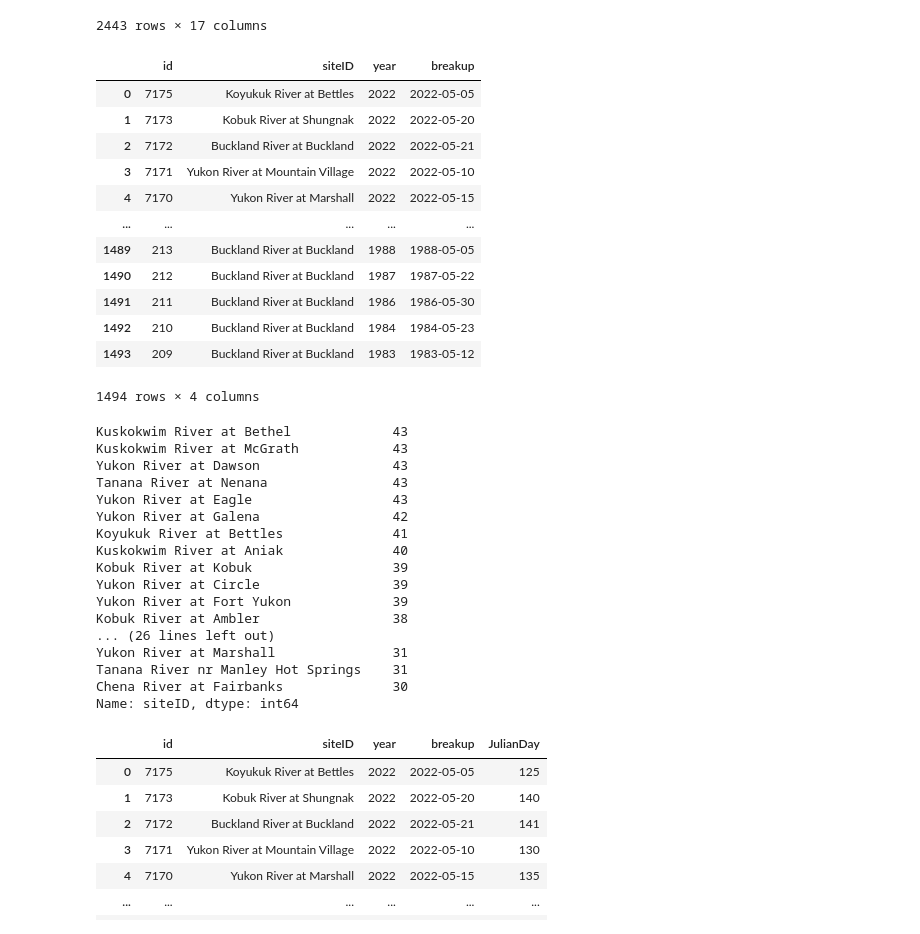
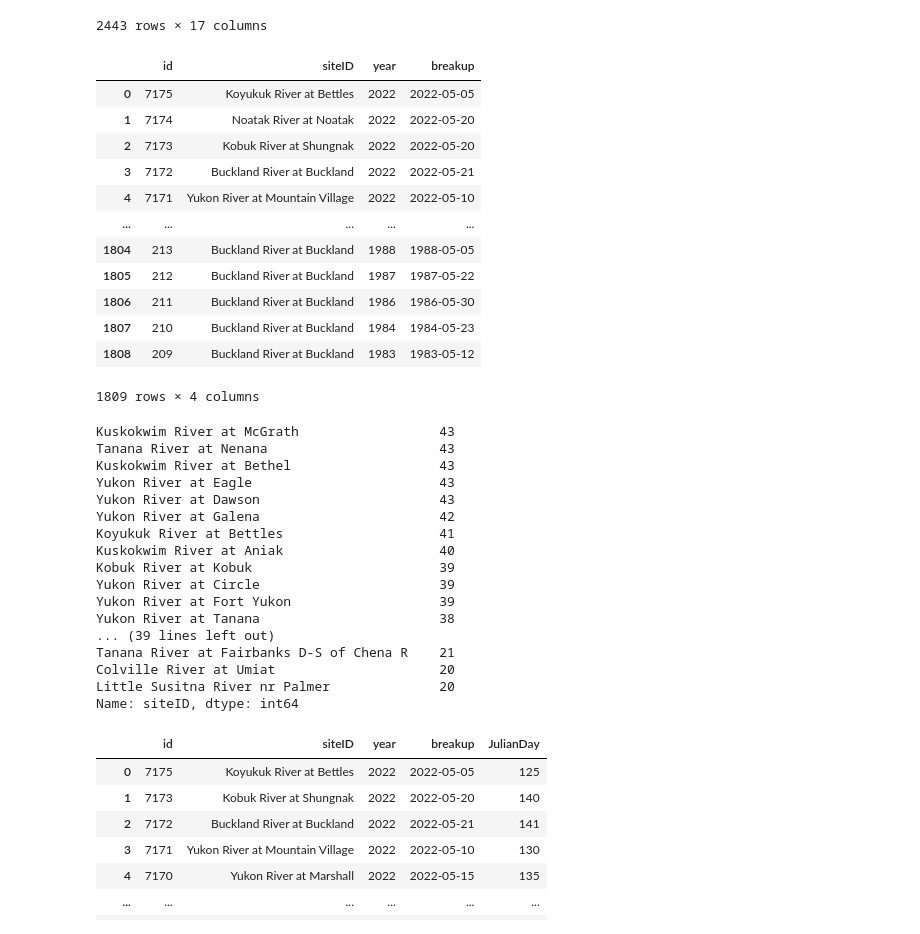
Before and after one commit to chryss/riverice, a Jupyter notebook: JupyterNotebooks/APRFC_breakupdata_clean.ipynb, the cells around one changed output. Cells and saved outputs as stored; diff of their text form; code cells hidden in the pictures.

```diff
--- a/JupyterNotebooks/APRFC_breakupdata_clean.ipynb
+++ b/JupyterNotebooks/APRFC_breakupdata_clean.ipynb
@@ -26,41 +27,41 @@ breakup
 # %%
 tabulated = breakup.siteID.value_counts()
 # %%
-breakup_clean = breakup.groupby('siteID').filter(lambda x: len(x) >= 30)[['id', 'siteID', 'year', 'breakup']].reset_index(drop=True)
+breakup_clean = breakup.groupby('siteID').filter(lambda x: len(x) >= 20)[['id', 'siteID', 'year', 'breakup']].reset_index(drop=True)
 breakup_clean
 # %% [output]
 |  | id | siteID | year | breakup |
 | 0 | 7175 | Koyukuk River at Bettles | 2022 | 2022-05-05 |
-| 1 | 7173 | Kobuk River at Shungnak | 2022 | 2022-05-20 |
-| 2 | 7172 | Buckland River at Buckland | 2022 | 2022-05-21 |
-| 3 | 7171 | Yukon River at Mountain Village | 2022 | 2022-05-10 |
-| 4 | 7170 | Yukon River at Marshall | 2022 | 2022-05-15 |
+| 1 | 7174 | Noatak River at Noatak | 2022 | 2022-05-20 |
+| 2 | 7173 | Kobuk River at Shungnak | 2022 | 2022-05-20 |
+| 3 | 7172 | Buckland River at Buckland | 2022 | 2022-05-21 |
+| 4 | 7171 | Yukon River at Mountain Village | 2022 | 2022-05-10 |
 | ... | ... | ... | ... | ... |
-| 1489 | 213 | Buckland River at Buckland | 1988 | 1988-05-05 |
-| 1490 | 212 | Buckland River at Buckland | 1987 | 1987-05-22 |
-| 1491 | 211 | Buckland River at Buckland | 1986 | 1986-05-30 |
-| 1492 | 210 | Buckland River at Buckland | 1984 | 1984-05-23 |
-| 1493 | 209 | Buckland River at Buckland | 1983 | 1983-05-12 |
+| 1804 | 213 | Buckland River at Buckland | 1988 | 1988-05-05 |
+| 1805 | 212 | Buckland River at Buckland | 1987 | 1987-05-22 |
+| 1806 | 211 | Buckland River at Buckland | 1986 | 1986-05-30 |
+| 1807 | 210 | Buckland River at Buckland | 1984 | 1984-05-23 |
+| 1808 | 209 | Buckland River at Buckland | 1983 | 1983-05-12 |
-1494 rows × 4 columns
+1809 rows × 4 columns
 # %%
 breakup_clean.siteID.value_counts()
 # %% [output]
-Kuskokwim River at Bethel             43
-Kuskokwim River at McGrath            43
-Yukon River at Dawson                 43
-Tanana River at Nenana                43
-Yukon River at Eagle                  43
-Yukon River at Galena                 42
-Koyukuk River at Bettles              41
-Kuskokwim River at Aniak              40
-Kobuk River at Kobuk                  39
-Yukon River at Circle                 39
-Yukon River at Fort Yukon             39
-Kobuk River at Ambler                 38
-... (26 lines left out)
-Yukon River at Marshall               31
-Tanana River nr Manley Hot Springs    31
-Chena River at Fairbanks              30
+Kuskokwim River at McGrath                  43
+Tanana River at Nenana                      43
+Kuskokwim River at Bethel                   43
+Yukon River at Eagle                        43
+Yukon River at Dawson                       43
+Yukon River at Galena                       42
+Koyukuk River at Bettles                    41
+Kuskokwim River at Aniak                    40
+Kobuk River at Kobuk                        39
+Yukon River at Circle                       39
+Yukon River at Fort Yukon                   39
+Yukon River at Tanana                       38
+... (39 lines left out)
+Tanana River at Fairbanks D-S of Chena R    21
+Colville River at Umiat                     20
+Little Susitna River nr Palmer              20
 Name: siteID, dtype: int64
 # %%
 breakup_clean['JulianDay'] = pd.to_datetime(breakup_clean.breakup).dt.strftime('%j').astype('int')
```
Also changed, not shown: parts of 15 cells of this notebook, 3 other files.
